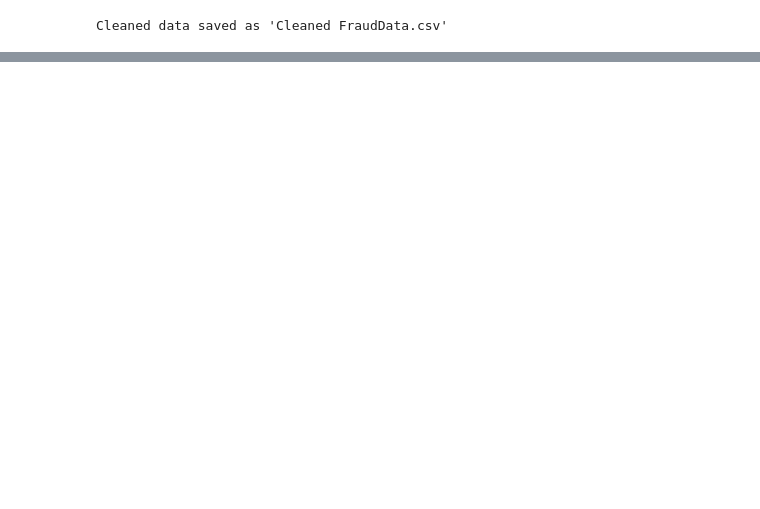
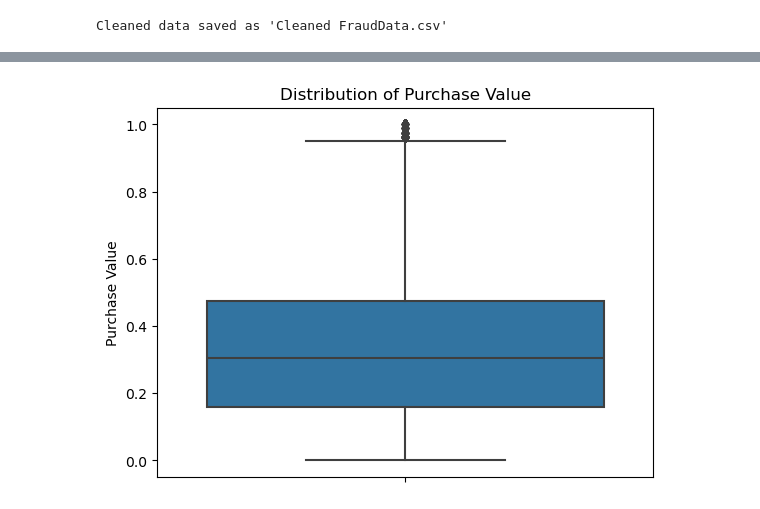
Before and after one commit to jodahe1/Adey-Innovations-Inc, a Jupyter notebook: Fraud_DataCleaning.ipynb, the cells around one changed output, grey strips where cells are left out. Saved outputs shown, nothing was run; the diff lists cells and outputs as text; code cells hidden in the pictures; blank space fills up the shorter version.

```diff
--- a/Fraud_DataCleaning.ipynb
+++ b/Fraud_DataCleaning.ipynb
@@ -96,0 +149,8 @@ Modified data:
+# %%
+# Plot a box plot of a numerical feature
+sns.boxplot(y='purchase_value', data=data)
+plt.ylabel('Purchase Value')
+plt.title('Distribution of Purchase Value')
+plt.show()
+# %% [output]
+[figure, added]
```
Also changed, not shown: parts of 22 cells of this notebook.
